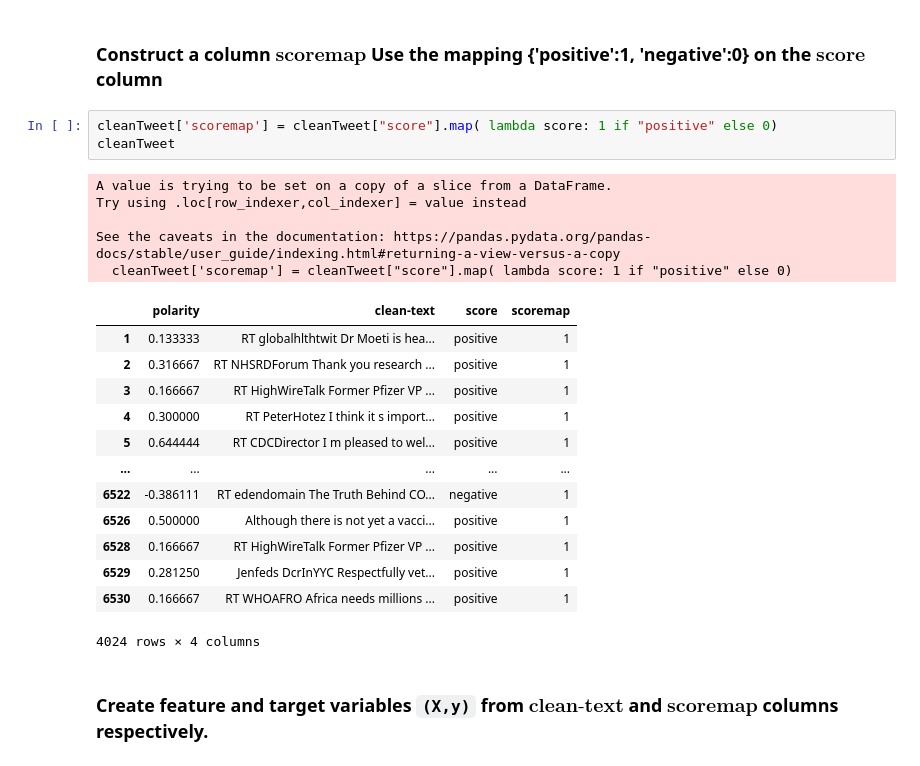
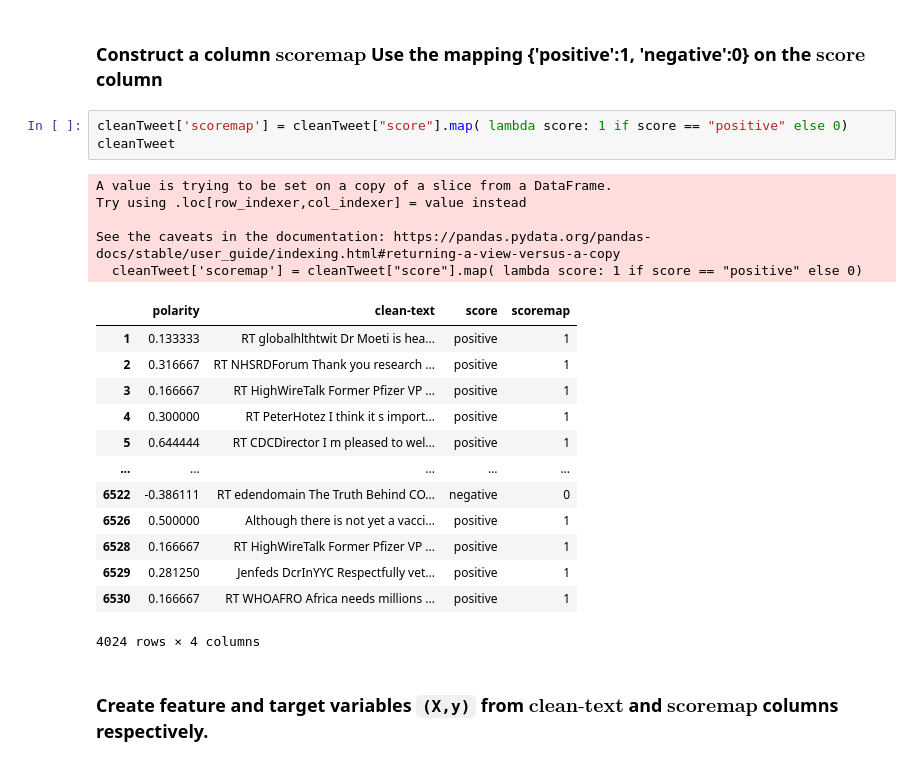
Before and after one commit to eandualem/Twitter-Data-Analysis, a Jupyter notebook: Challenge_ Day2.ipynb, the cells around one changed output. Drawn from its saved outputs; the diff is of its cells as text.

```diff
--- a/Challenge_ Day2.ipynb
+++ b/Challenge_ Day2.ipynb
@@ -304,22 +304,22 @@ cleanTweet
 # %% [markdown]
 ### Construct a column $\textbf{scoremap}$ Use the mapping {'positive':1, 'negative':0} on the $\textbf{score}$ column
 # %%
-cleanTweet['scoremap'] = cleanTweet["score"].map( lambda score: 1 if "positive" else 0)
+cleanTweet['scoremap'] = cleanTweet["score"].map( lambda score: 1 if score == "positive" else 0)
 cleanTweet
 # %% [output]
 A value is trying to be set on a copy of a slice from a DataFrame.
 Try using .loc[row_indexer,col_indexer] = value instead
 
 See the caveats in the documentation: https://pandas.pydata.org/pandas-docs/stable/user_guide/indexing.html#returning-a-view-versus-a-copy
-  cleanTweet['scoremap'] = cleanTweet["score"].map( lambda score: 1 if "positive" else 0)
+  cleanTweet['scoremap'] = cleanTweet["score"].map( lambda score: 1 if score == "positive" else 0)
 |  | polarity | clean-text | score | scoremap |
 | 1 | 0.133333 | RT globalhlthtwit Dr Moeti is hea... | positive | 1 |
 | 2 | 0.316667 | RT NHSRDForum Thank you research ... | positive | 1 |
 | 3 | 0.166667 | RT HighWireTalk Former Pfizer VP ... | positive | 1 |
 | 4 | 0.300000 | RT PeterHotez I think it s import... | positive | 1 |
 | 5 | 0.644444 | RT CDCDirector I m pleased to wel... | positive | 1 |
 | ... | ... | ... | ... | ... |
-| 6522 | -0.386111 | RT edendomain The Truth Behind CO... | negative | 1 |
+| 6522 | -0.386111 | RT edendomain The Truth Behind CO... | negative | 0 |
 | 6526 | 0.500000 | Although there is not yet a vacci... | positive | 1 |
 | 6528 | 0.166667 | RT HighWireTalk Former Pfizer VP ... | positive | 1 |
 | 6529 | 0.281250 | Jenfeds DcrInYYC Respectfully vet... | positive | 1 |
```
Also changed, not shown: parts of 2 cells of this notebook.
